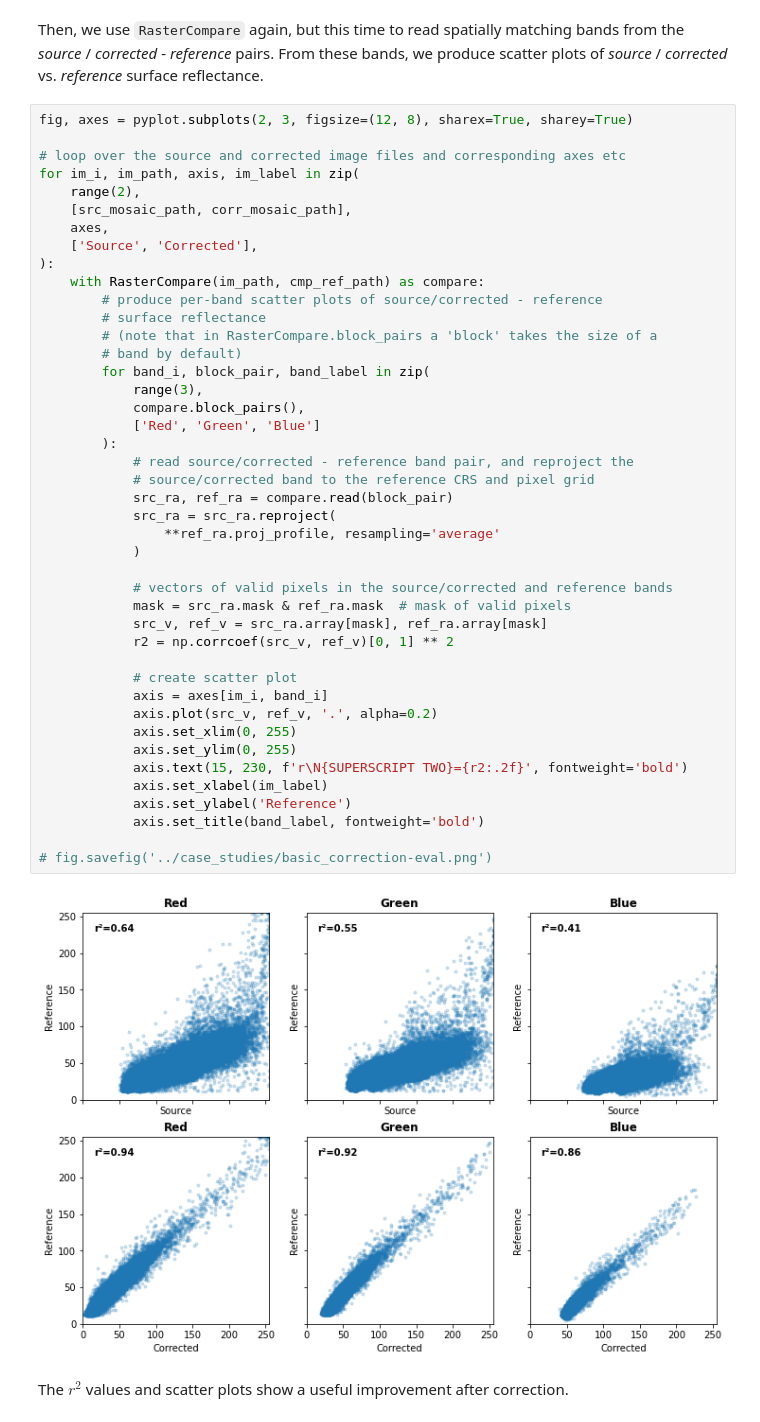
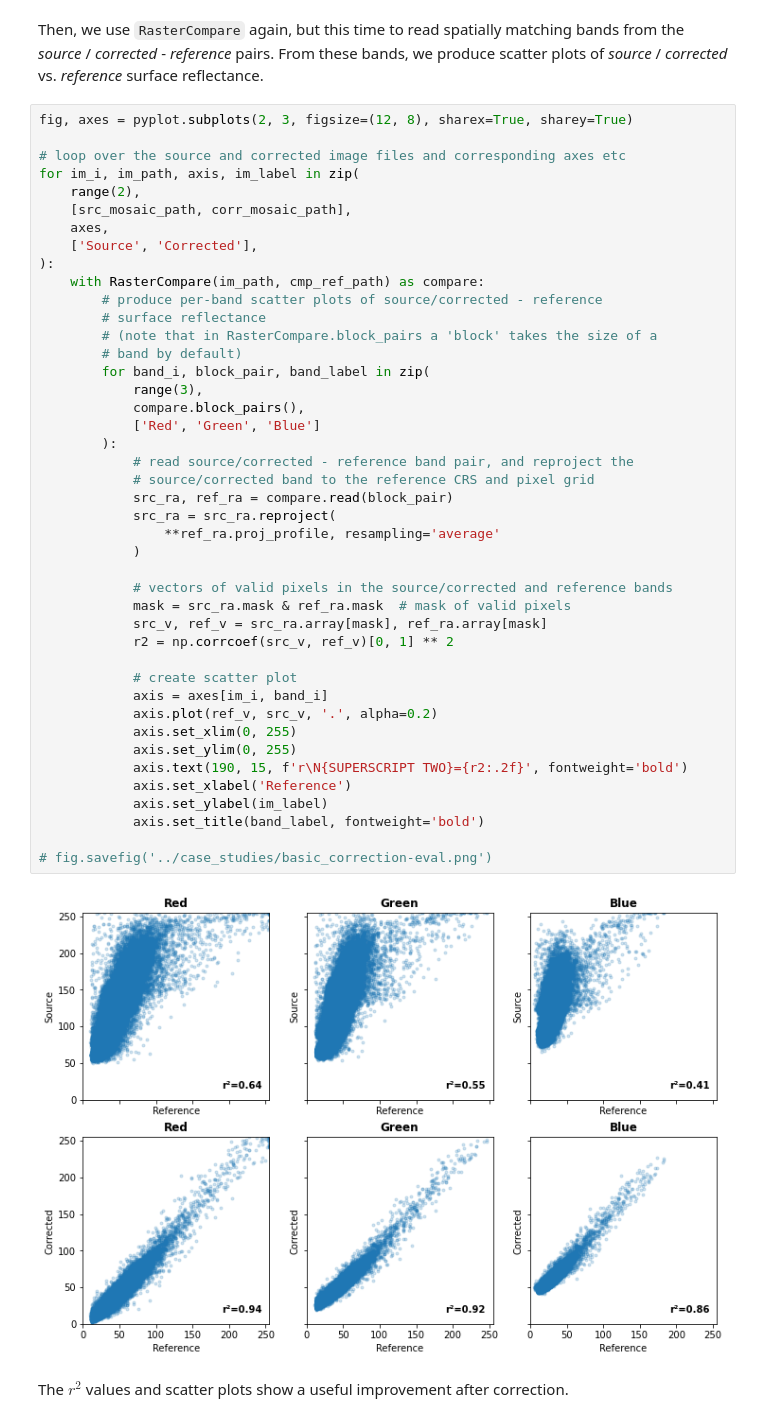
Before and after one commit to leftfield-geospatial/homonim, a Jupyter notebook: docs/tutorials/basic_correction.ipynb, the cells around one changed output. Drawn from its saved outputs; the diff is of its cells as text.

```diff
--- a/docs/tutorials/basic_correction.ipynb
+++ b/docs/tutorials/basic_correction.ipynb
@@ -172,37 +172,37 @@ for im_i, im_path, axis, im_label in zip(
     with RasterCompare(im_path, cmp_ref_path) as compare:
         # produce per-band scatter plots of source/corrected - reference
         # surface reflectance
         # (note that in RasterCompare.block_pairs a 'block' takes the size of a
         # band by default)
         for band_i, block_pair, band_label in zip(
             range(3),
             compare.block_pairs(),
             ['Red', 'Green', 'Blue']
         ):
             # read source/corrected - reference band pair, and reproject the
             # source/corrected band to the reference CRS and pixel grid
             src_ra, ref_ra = compare.read(block_pair)
             src_ra = src_ra.reproject(
                 **ref_ra.proj_profile, resampling='average'
             )
 
             # vectors of valid pixels in the source/corrected and reference bands
             mask = src_ra.mask & ref_ra.mask  # mask of valid pixels
             src_v, ref_v = src_ra.array[mask], ref_ra.array[mask]
             r2 = np.corrcoef(src_v, ref_v)[0, 1] ** 2
 
             # create scatter plot
             axis = axes[im_i, band_i]
-            axis.plot(src_v, ref_v, '.', alpha=0.2)
+            axis.plot(ref_v, src_v, '.', alpha=0.2)
             axis.set_xlim(0, 255)
             axis.set_ylim(0, 255)
-            axis.text(15, 230, f'r\N{SUPERSCRIPT TWO}={r2:.2f}', fontweight='bold')
-            axis.set_xlabel(im_label)
-            axis.set_ylabel('Reference')
+            axis.text(190, 15, f'r\N{SUPERSCRIPT TWO}={r2:.2f}', fontweight='bold')
+            axis.set_xlabel('Reference')
+            axis.set_ylabel(im_label)
             axis.set_title(band_label, fontweight='bold')
 
 # fig.savefig('../case_studies/basic_correction-eval.png')
 # %% [output]
-[figure, old version]
+[figure, new version]
 # %% [markdown]
 The $r^2$ values and scatter plots show a useful improvement after correction.
```
Also changed, not shown: 3 other files.
